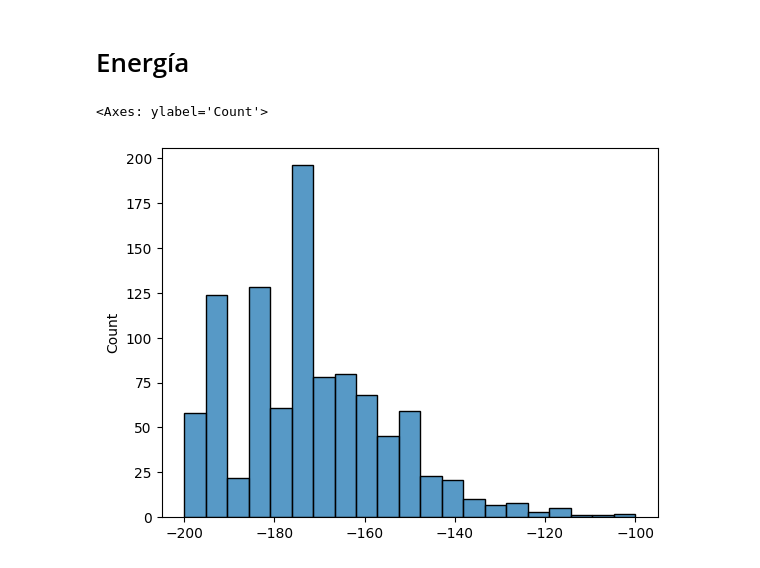
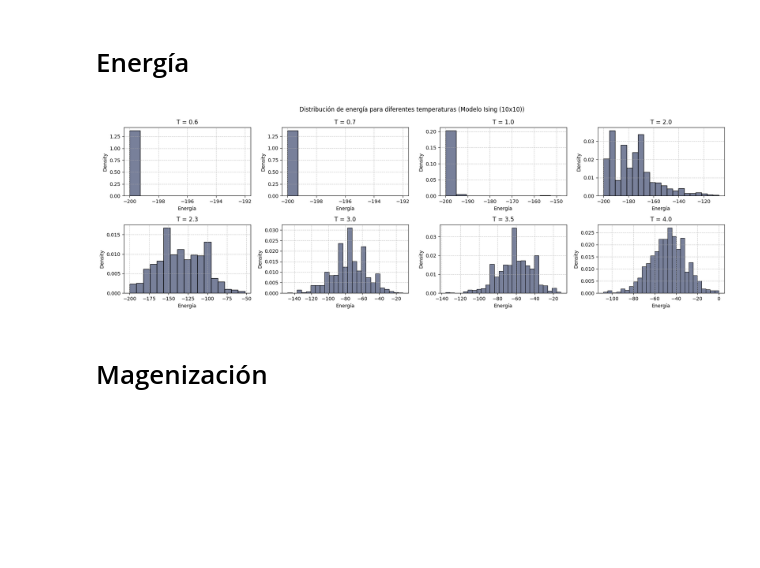
Before and after one commit to JD314/Ising-ML, a Jupyter notebook: Ising/Distribuciones.ipynb, the cells around one changed output. Drawn from its saved outputs; the diff is of its cells as text; code cells hidden in the pictures; blank space fills up the shorter version.

```diff
--- a/Ising/Distribuciones.ipynb
+++ b/Ising/Distribuciones.ipynb
@@ -26,16 +30,3 @@ def data_from_filename(folder):
     return pd.DataFrame(rows, columns=['file', 'L', 'T', 'class'])
 
 files = data_from_filename('./../data/')
-# %%
-file = './../data/ising_L10_T3.900_N1000_1.txt'
-
-with open(file, 'r') as f:
-    lines = f.readlines()
-
-metadata = lines[0] #Todo: Convertir metadata a key - value
-spins = lines[1:]
-
-spins[0][::-2]
-array = np.array(spins[0][:-1].split(',')).astype(int).reshape(10, 10)
-
-array
@@ -99,13 +71,31 @@ def energy(spin, J=1, H=0):
     field_energy = -H * np.sum(spin)
 
     return interaction_energy + field_energy
-# %%
-energy_distribution = read_file('./../data/ising_L10_T2.000_N1000_0.txt', 10, function=energy)
-
-sns.histplot(energy_distribution)
-# %% [output]
-<Axes: ylabel='Count'>
-[figure, removed]
+# %%
+T = [0.6, 0.7, 1.0, 2.0, 2.3, 3.0, 3.5, 4.0]
+
+# Crear la figura y la grilla
+fig = plt.figure(figsize=(18, 6))
+gs = gridspec.GridSpec(2, 4)
+
+for i in range(8):
+    ax = fig.add_subplot(gs[i])
+    filename = files.loc[files['T'] == T[i]]['file'].values[0] # Loc ising spin distributions
+    energy_distribution = read_file('./../data/' + filename, 10, function=energy) # Read and calculate energy distribution
+
+    sns.histplot(energy_distribution, ax=ax, color="#3f4b6f", alpha=0.7, stat="density")
+    ax.set_title(f"T = {T[i]}")
+    ax.set_xlabel('Energía')
+    ax.grid(True, linestyle="--", alpha=0.7)
+
+fig.suptitle("Distribución de energía para diferentes temperaturas (Modelo Ising (10x10))")
+
+plt.tight_layout()
+plt.show()
+# %% [output]
+[figure, added]
+# %% [markdown]
+# Magenización
 # %%
 # Magnetización
 def magnetization(spin):
```
Also changed, not shown: parts of 7 cells of this notebook, 1 other file.
